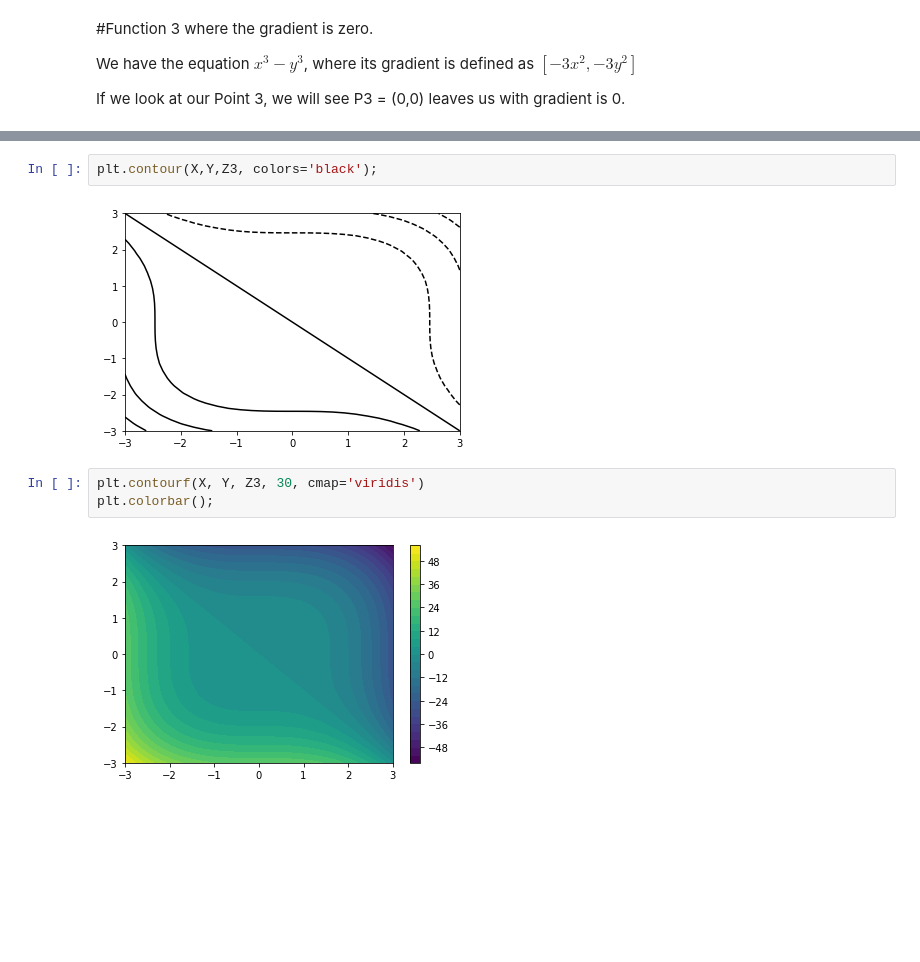
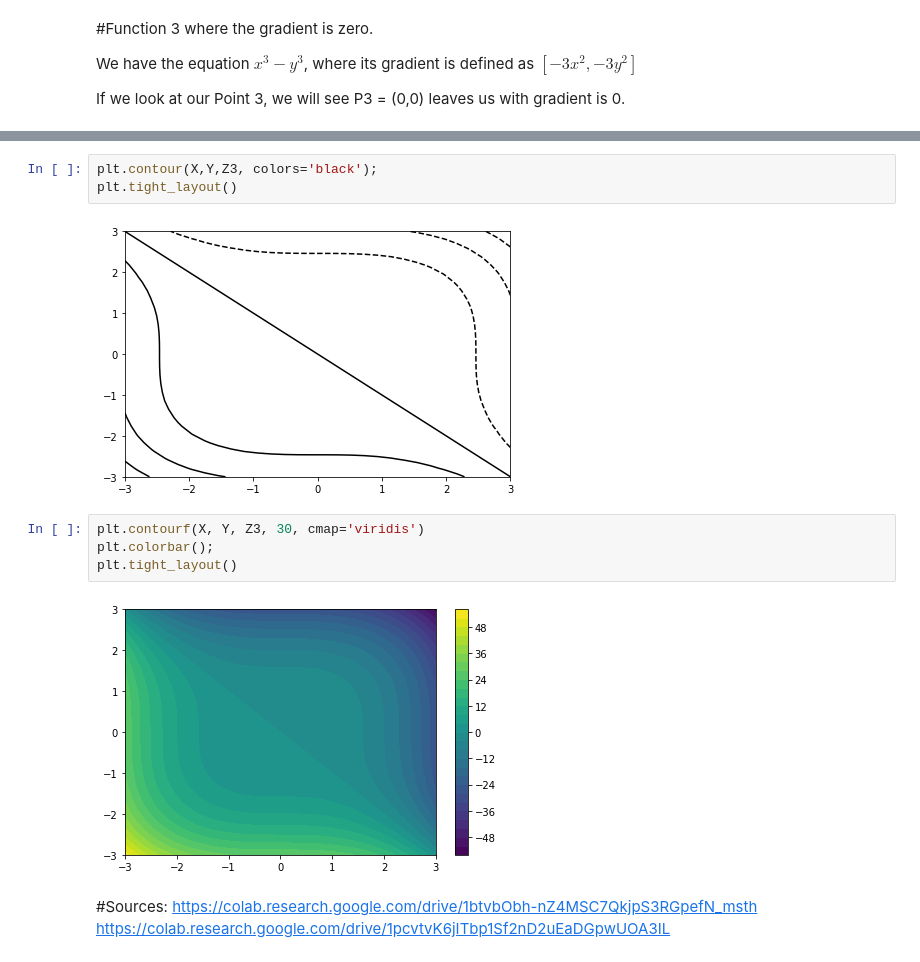
Before and after one commit to JoshRome/ai_course, a Jupyter notebook: HW2/HW2_P1.ipynb, the cells around one changed output, grey strips where cells are left out. Drawn from its saved outputs; the diff is of its cells as text; blank space fills up the shorter version.

Commit message:
Made titles and sources

```diff
--- a/HW2/HW2_P1.ipynb
+++ b/HW2/HW2_P1.ipynb
@@ -104,10 +115,16 @@ Text(0.5, 0, 'z')
 [figure]
 # %%
 plt.contour(X,Y,Z3, colors='black');
+plt.tight_layout()
 # %% [output]
-[figure, old version]
+[figure, new version]
 # %%
 plt.contourf(X, Y, Z3, 30, cmap='viridis')
 plt.colorbar();
+plt.tight_layout()
 # %% [output]
-[figure, old version]
+[figure, new version]
+# %% [markdown]
+#Sources:
+https://colab.research.google.com/drive/1btvbObh-nZ4MSC7QkjpS3RGpefN_msth
+https://colab.research.google.com/drive/1pcvtvK6jITbp1Sf2nD2uEaDGpwUOA3IL
```
Also changed, not shown: parts of 10 cells of this notebook.
